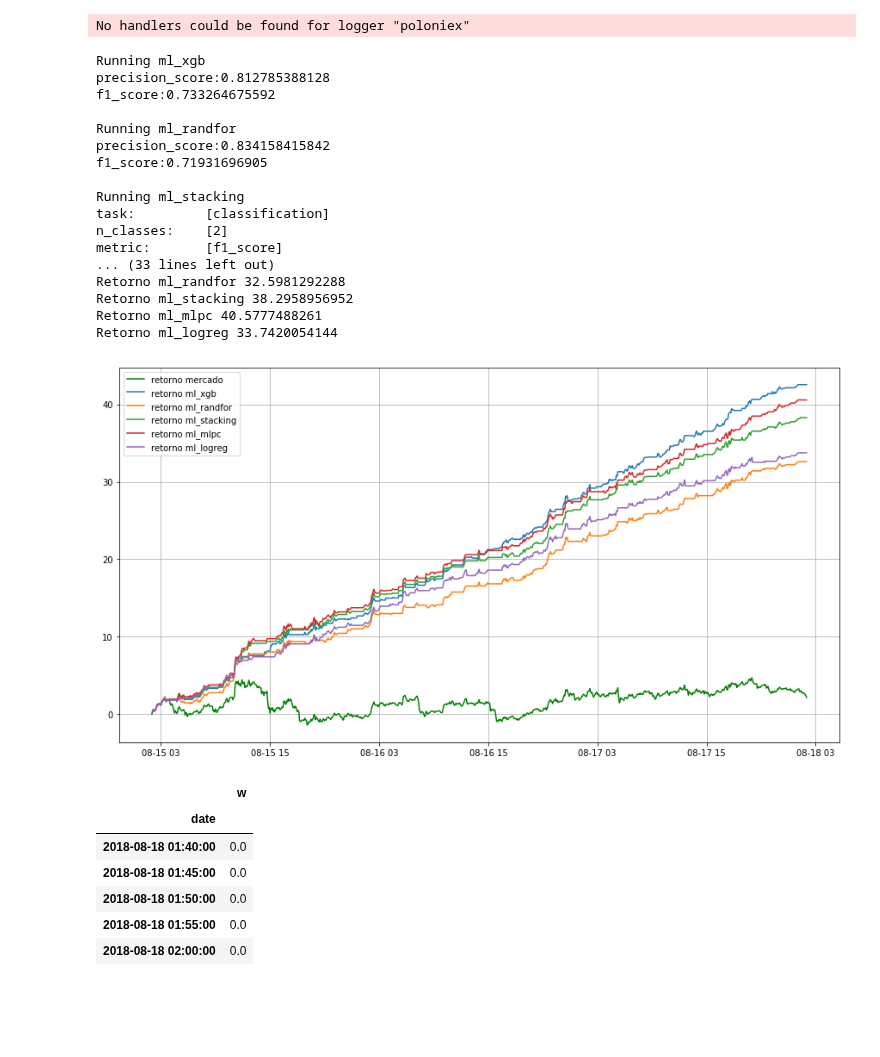
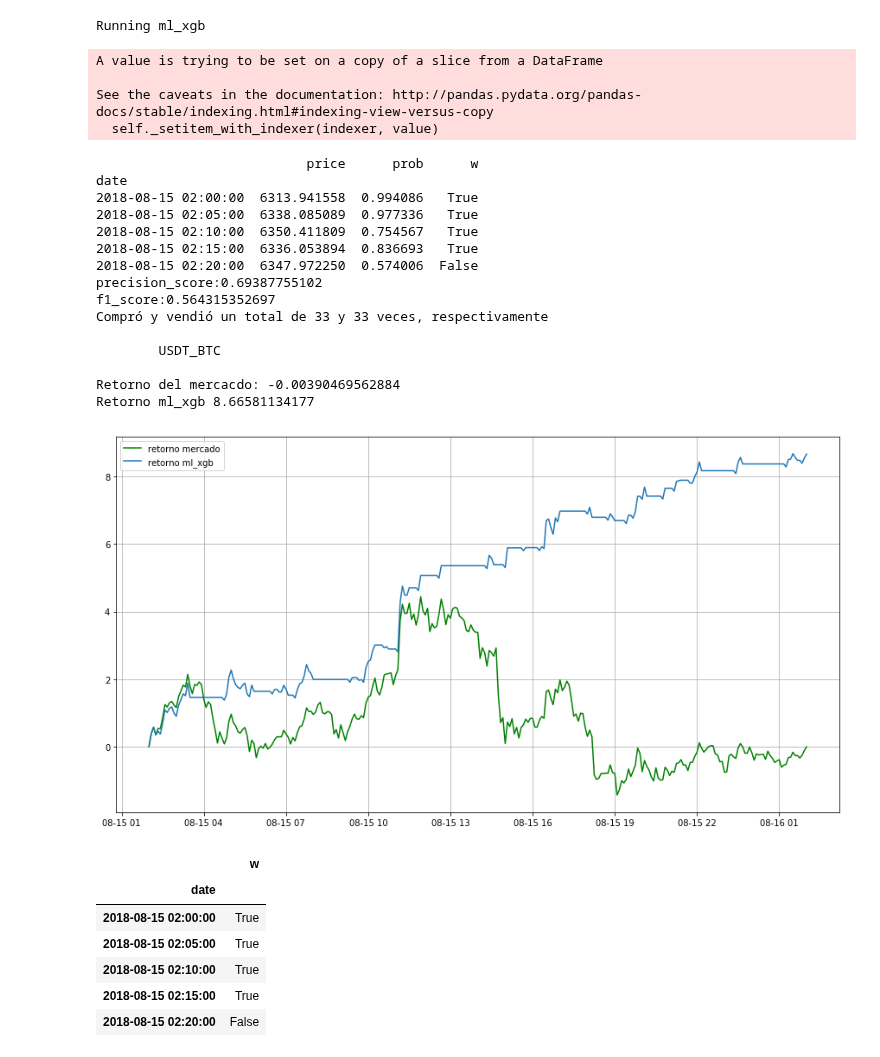
Before and after one commit to ADCryptoSolutions/adcb, a Jupyter notebook: ML_StrategiesTest.ipynb, the cells around one changed output. Saved outputs shown, nothing was run; the diff lists cells and outputs as text; code cells hidden in the pictures; blank space fills up the shorter version.

```diff
--- a/ML_StrategiesTest.ipynb
+++ b/ML_StrategiesTest.ipynb
@@ -12,7 +12,7 @@ pair="USDT_BTC"
 
 
 start=string2ts("2018-08-15 02:00:00")
-end=string2ts("2018-08-18 02:00:00")
+end=string2ts("2018-08-16 02:00:00")
 period=3600/12
 
 # trayendo y preparando datos
@@ -37,64 +37,66 @@ df12 = prepareData(pair=pair, start=start2, end=end, period=period)
 
 # "ml_stacking",
 # "ml_randfor", "ml_xgb",
-strategies = ["ml_xgb", "ml_randfor", "ml_stacking", "ml_mlpc", "ml_logreg"]
-
+#strategies = ["ml_xgb", "ml_randfor", "ml_stacking", "ml_mlpc", "ml_logreg"]
+strategies = ["ml_xgb"]
 list_profit = []
 list_v = []
 ws = []
 
 
 for strategy in strategies:
 
     print "\nRunning",strategy
-    w, t = run_strategy(strategy, df12, pair, True, per, la=11)
-    relativeReturn,v = profit(w)
+    w, t = run_strategy(strategy, df12, pair, True, per, la=11, prob=0.65)
+    relativeReturn,v = profit2(w)
 
     ws.append(w)
     list_profit.append(relativeReturn)
     list_v.append(v)
 
 
 print "\n\t%s\n"%pair
 print 'Retorno del mercacdo: %s'%(marketRet)
 for i, strategy in enumerate(strategies):
     print "Retorno", strategy, list_profit[i]*100
 
 plt.plot(df.index[:],cum_return1*100,'g', label='retorno mercado')
 for i, strategy in enumerate(strategies):
 
     plt.plot(df12.index[int(len(df12)*per):],list_v[i]*100,label='retorno '+strategy)
 
 plt.legend(loc='best')
 plt.grid()
 # %% [output]
-No handlers could be found for logger "poloniex"
+Running ml_xgb
-Running ml_xgb
-precision_score:0.812785388128
-f1_score:0.733264675592
+A value is trying to be set on a copy of a slice from a DataFrame
 
-Running ml_randfor
-precision_score:0.834158415842
-f1_score:0.71931696905
-
-Running ml_stacking
-task:         [classification]
-n_classes:    [2]
-metric:       [f1_score]
-... (33 lines left out)
-Retorno ml_randfor 32.5981292288
-Retorno ml_stacking 38.2958956952
-Retorno ml_mlpc 40.5777488261
-Retorno ml_logreg 33.7420054144
+See the caveats in the documentation: http://pandas.pydata.org/pandas-docs/stable/indexing.html#indexing-view-versus-copy
+  self._setitem_with_indexer(indexer, value)
+                           price      prob      w
+date
+2018-08-15 02:00:00  6313.941558  0.994086   True
+2018-08-15 02:05:00  6338.085089  0.977336   True
+2018-08-15 02:10:00  6350.411809  0.754567   True
+2018-08-15 02:15:00  6336.053894  0.836693   True
+2018-08-15 02:20:00  6347.972250  0.574006  False
+precision_score:0.69387755102
+f1_score:0.564315352697
+Compró y vendió un total de 33 y 33 veces, respectivamente
+
+        USDT_BTC
+
+Retorno del mercacdo: -0.00390469562884
+Retorno ml_xgb 8.66581134177
-[figure, old version]
+[figure, new version]
 # %%
-ws[0][["w"]].tail()
+ws[0][["w"]].head()
 # %% [output]
 |  | w |
 | date |  |
-| 2018-08-18 01:40:00 | 0.0 |
-| 2018-08-18 01:45:00 | 0.0 |
-| 2018-08-18 01:50:00 | 0.0 |
-| 2018-08-18 01:55:00 | 0.0 |
-| 2018-08-18 02:00:00 | 0.0 |
+| 2018-08-15 02:00:00 | True |
+| 2018-08-15 02:05:00 | True |
+| 2018-08-15 02:10:00 | True |
+| 2018-08-15 02:15:00 | True |
+| 2018-08-15 02:20:00 | False |
 # %%
```
Also changed, not shown: parts of 1 cell of this notebook, 8 other files.
